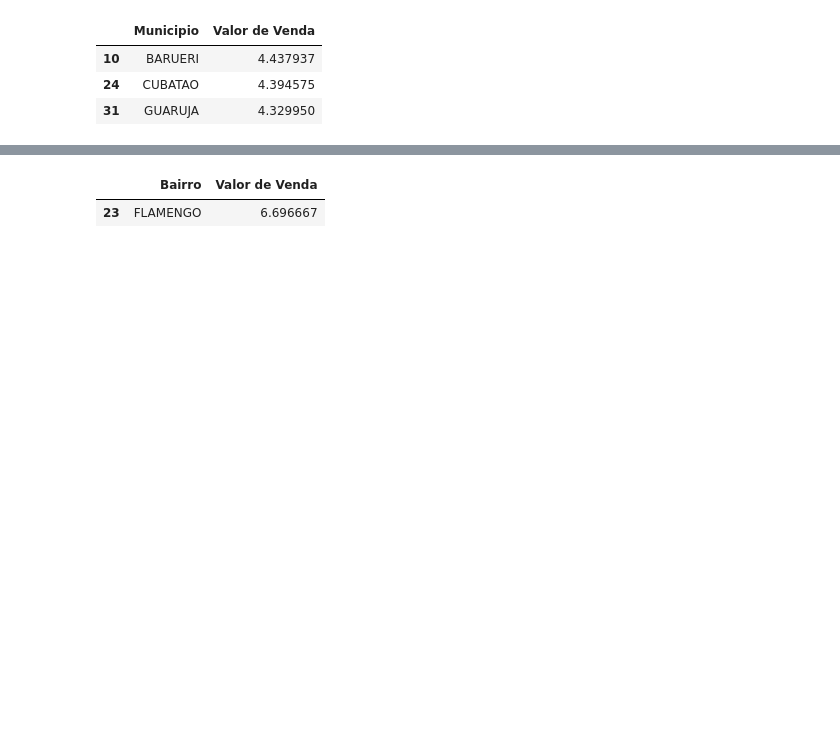
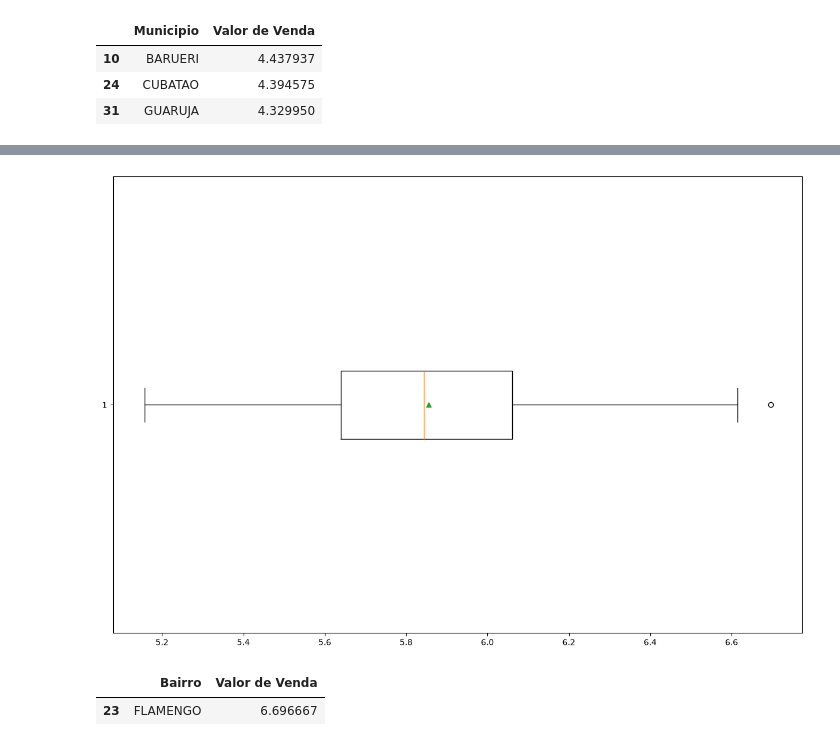
Before and after one commit to CarlosEduardoRodrigues7/Uc2, a Jupyter notebook: aula 3 - mini projeto.ipynb, the cells around one changed output, grey strips where cells are left out. Saved outputs shown, nothing was run; the diff lists cells and outputs as text; code cells hidden in the pictures; blank space fills up the shorter version.

```diff
--- a/aula 3 - mini projeto.ipynb
+++ b/aula 3 - mini projeto.ipynb
@@ -241,6 +352,12 @@ Q1 5.640000000000001
 Q3 6.060588235294118
 Limite Superior 6.691470588235293
 Limite Inferior 5.009117647058825
+# %%
+plt.figure(figsize=(15,10))
+plt.boxplot(array_bairro, orientation='horizontal', showmeans=True)
+plt.show()
+# %% [output]
+[figure, added]
 # %%
 outlier_sup_bairro = df_gasolina_bairro_rj.loc[df_gasolina_bairro_rj['Valor de Venda'] > limite_superior_br]
 outlier_sup_bairro
```
Also changed, not shown: parts of 27 cells of this notebook.
